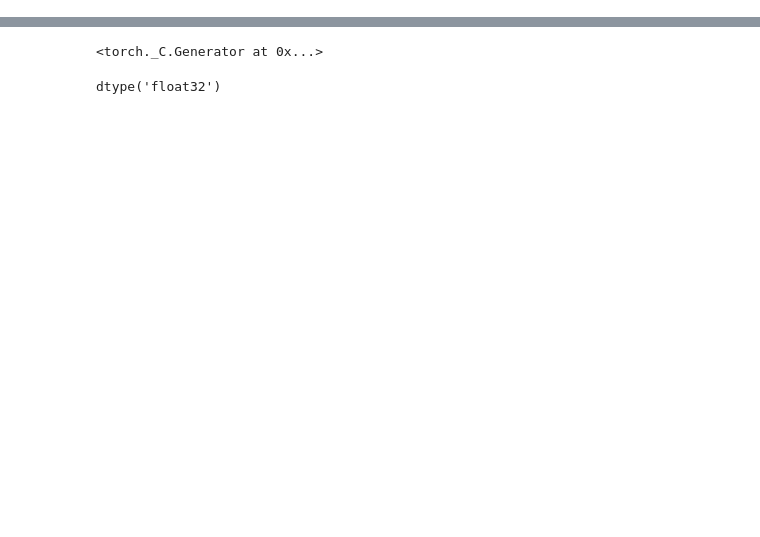
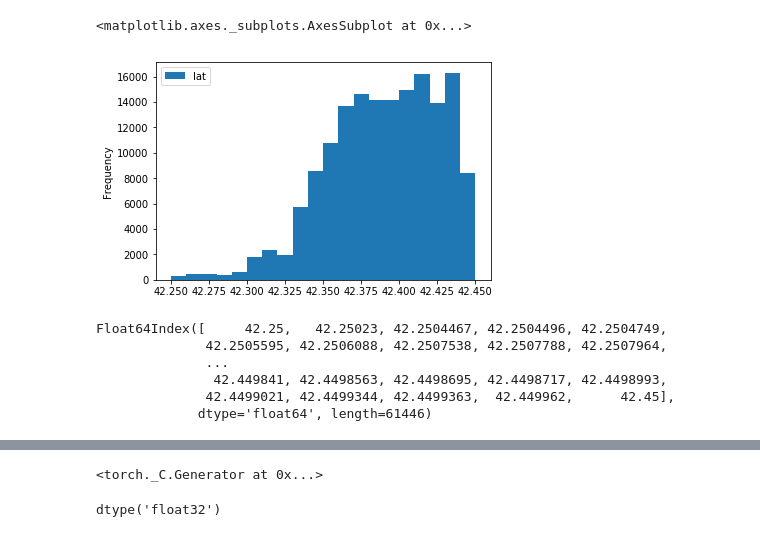
Before and after one commit to liufuyang/coursera-Applied-Machine-Learning-in-Python, a Jupyter notebook: Assigment 4 - Pytorch.ipynb, the cells around one changed output, grey strips where cells are left out. Saved outputs shown, nothing was run; the diff lists cells and outputs as text; code cells hidden in the pictures; blank space fills up the shorter version.

```diff
--- a/Assigment 4 - Pytorch.ipynb
+++ b/Assigment 4 - Pytorch.ipynb
@@ -113,0 +149,5 @@ Index(['fine_amount', 'late_fee', 'discount_amount', 'judgment_amount',
+# %%
+df_train[['lat']].plot.hist(stacked=True, bins=20)
+# %% [output]
+<matplotlib.axes._subplots.AxesSubplot at 0x...>
+[figure, added]
@@ -113,0 +156,9 @@ Index(['fine_amount', 'late_fee', 'discount_amount', 'judgment_amount',
+# %%
+zz.sort_values()
+# %% [output]
+Float64Index([     42.25,   42.25023, 42.2504467, 42.2504496, 42.2504749,
+              42.2505595, 42.2506088, 42.2507538, 42.2507788, 42.2507964,
+              ...
+               42.449841, 42.4498563, 42.4498695, 42.4498717, 42.4498993,
+              42.4499021, 42.4499344, 42.4499363,  42.449962,      42.45],
+             dtype='float64', length=61446)
```
Also changed, not shown: parts of 17 cells of this notebook.
